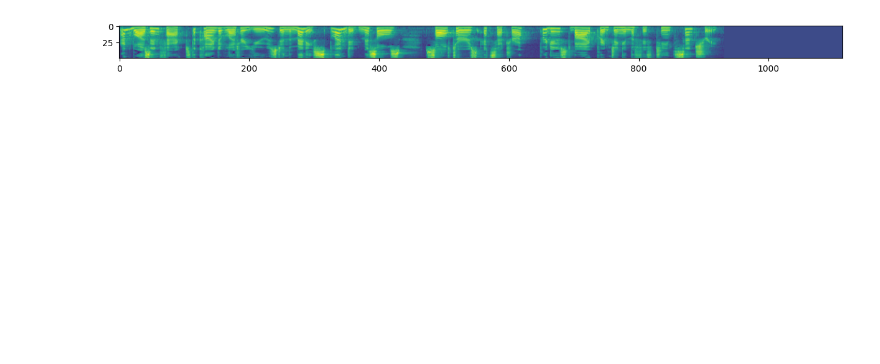
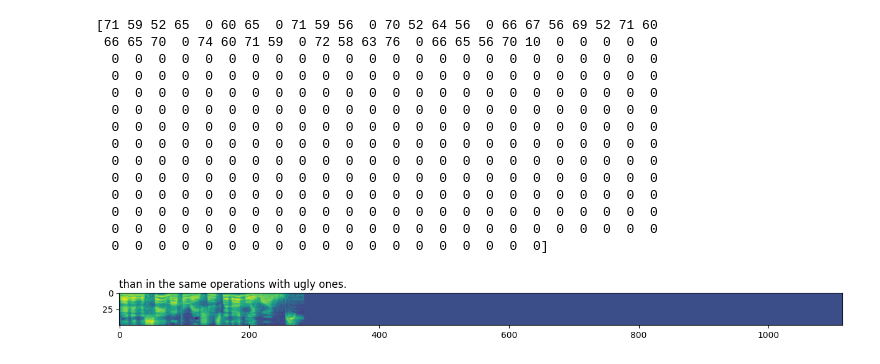
Before and after one commit to Bekkelien/dementiakiller, a Jupyter notebook: dataloader.ipynb, the cells around one changed output. Cells and saved outputs as stored; diff of their text form; code cells hidden in the pictures; blank space fills up the shorter version.

```diff
--- a/dataloader.ipynb
+++ b/dataloader.ipynb
@@ -12,5 +17,23 @@ df = pd.read_pickle(FOLDER.parent / 'LJSpeech-1.1.pkl')
 # %%
+IDX = 12
+print(df['charset'][IDX])
+
 fig = plt.figure(figsize=(15, 10))
-plt.imshow(df['spectrogram'][12]);
+plt.title(df['text'][IDX], loc='left')
+plt.imshow(df['spectrogram'][IDX]);
 # %% [output]
+[71 59 52 65  0 60 65  0 71 59 56  0 70 52 64 56  0 66 67 56 69 52 71 60
+ 66 65 70  0 74 60 71 59  0 72 58 63 76  0 66 65 56 70 10  0  0  0  0  0
+  0  0  0  0  0  0  0  0  0  0  0  0  0  0  0  0  0  0  0  0  0  0  0  0
+  0  0  0  0  0  0  0  0  0  0  0  0  0  0  0  0  0  0  0  0  0  0  0  0
+  0  0  0  0  0  0  0  0  0  0  0  0  0  0  0  0  0  0  0  0  0  0  0  0
+  0  0  0  0  0  0  0  0  0  0  0  0  0  0  0  0  0  0  0  0  0  0  0  0
+  0  0  0  0  0  0  0  0  0  0  0  0  0  0  0  0  0  0  0  0  0  0  0  0
+  0  0  0  0  0  0  0  0  0  0  0  0  0  0  0  0  0  0  0  0  0  0  0  0
+  0  0  0  0  0  0  0  0  0  0  0  0  0  0  0  0  0  0  0  0  0  0  0  0
+  0  0  0  0  0  0  0  0  0  0  0  0  0  0  0  0  0  0  0  0  0  0  0  0
+  0  0  0  0  0  0  0  0  0  0  0  0  0  0  0  0  0  0  0  0  0  0  0  0
+  0  0  0  0  0  0  0  0  0  0  0  0  0  0  0  0  0  0  0  0  0  0  0  0
+  0  0  0  0  0  0  0  0  0  0  0  0  0  0  0  0  0  0  0  0  0  0  0  0
+  0  0  0  0  0  0  0  0  0  0  0  0  0  0  0  0  0  0  0]
-[figure, old version]
+[figure, new version]
```
Also changed, not shown: parts of 4 cells of this notebook, 2 other files.
